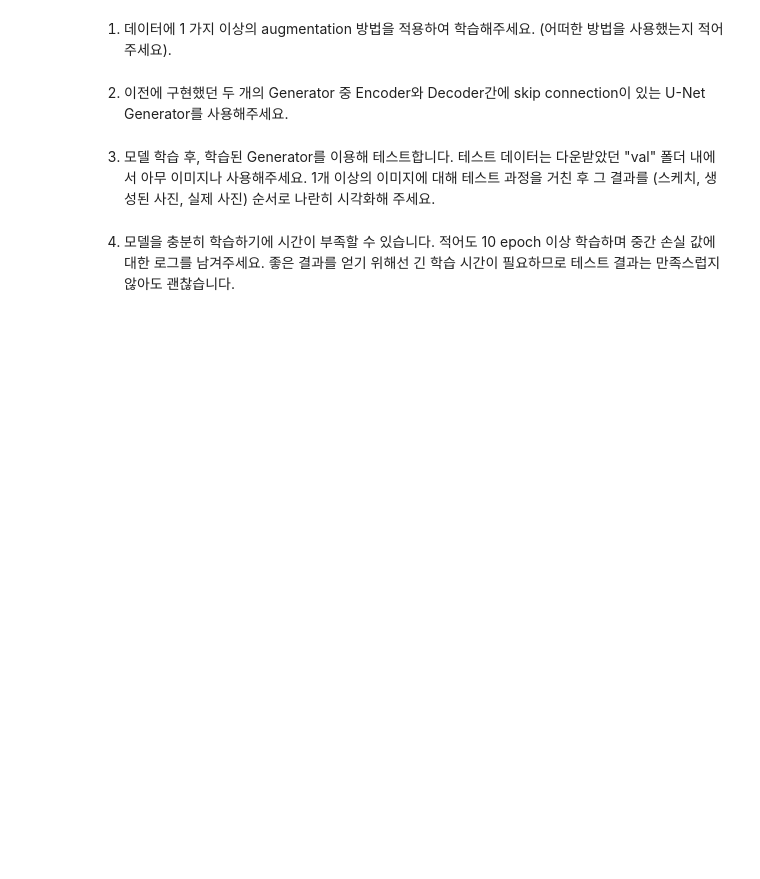
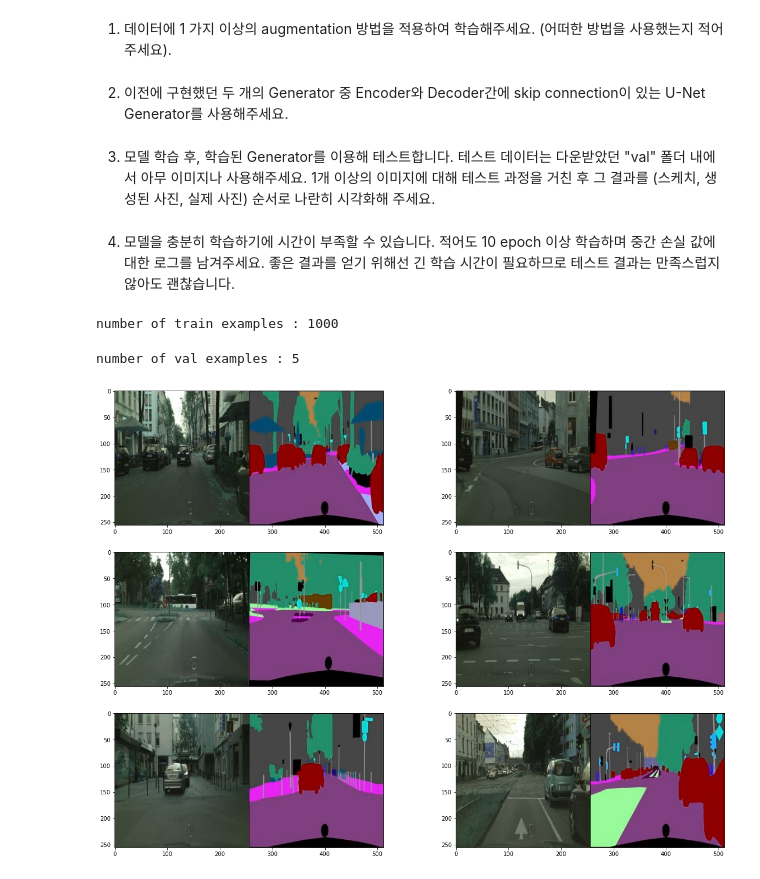
Before and after one commit to JPumpkin645/AIFFEL, a Jupyter notebook: Week_15/Ex_24_Pix2Pix.ipynb, the cells around one changed output. Saved outputs shown, nothing was run; the diff lists cells and outputs as text; code cells hidden in the pictures; blank space fills up the shorter version.

```diff
--- a/Week_15/Ex_24_Pix2Pix.ipynb
+++ b/Week_15/Ex_24_Pix2Pix.ipynb
@@ -26,3 +26,10 @@ https://www.tensorflow.org/tutorials/generative/pix2pix?hl=ko
 1개 이상의 이미지에 대해 테스트 과정을 거친 후 그 결과를 (스케치, 생성된 사진, 실제 사진) 순서로 나란히 시각화해 주세요.
 # %% [markdown]
 4. 모델을 충분히 학습하기에 시간이 부족할 수 있습니다. 적어도 10 epoch 이상 학습하며 중간 손실 값에 대한 로그를 남겨주세요. 좋은 결과를 얻기 위해선 긴 학습 시간이 필요하므로 테스트 결과는 만족스럽지 않아도 괜찮습니다.
+# %%
+import os
+train_data_path = os.getenv('HOME')+'/aiffel/conditional_generation/cityscapes/train/'
+# %%
+print("number of train examples :", len(os.listdir(train_data_path)))
+# %% [output]
+number of train examples : 1000
@@ -28,0 +38,17 @@ https://www.tensorflow.org/tutorials/generative/pix2pix?hl=ko
+# %%
+print("number of val examples :", len(os.listdir(val_data_path)))
+# %% [output]
+number of val examples : 5
+# %%
+import cv2
+import numpy as np
+import matplotlib.pyplot as plt
+
+plt.figure(figsize=(20,15))
+for i in range(1, 7):
+    f = train_data_path + os.listdir(train_data_path)[np.random.randint(800)]
+    img = cv2.imread(f, cv2.IMREAD_COLOR)
+    plt.subplot(3,2,i)
+    plt.imshow(img)
+# %% [output]
+[figure, added]
```
Also changed, not shown: parts of 1 cell of this notebook.
